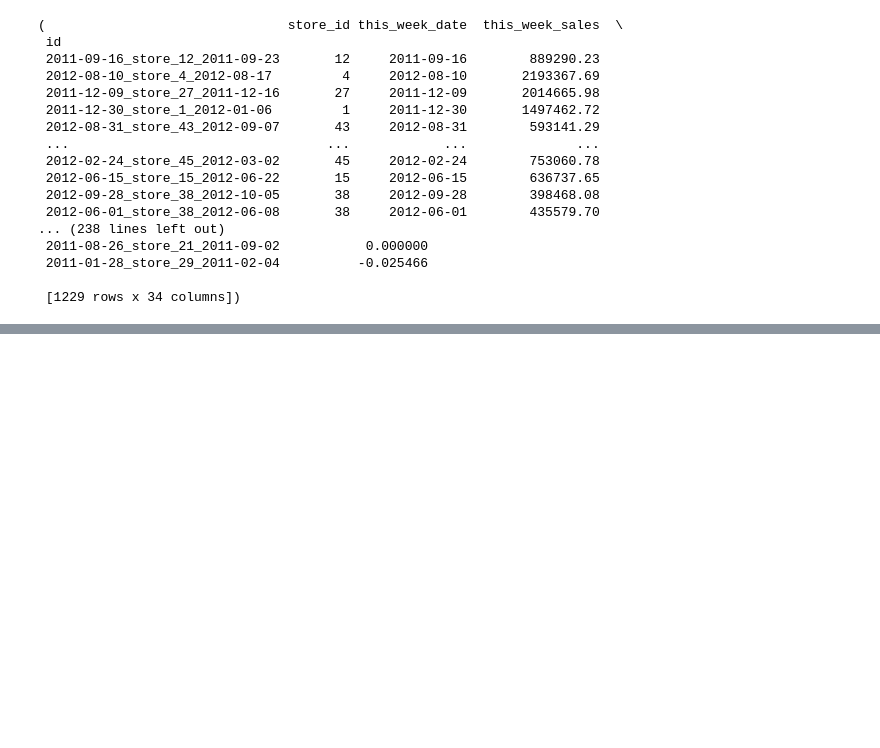
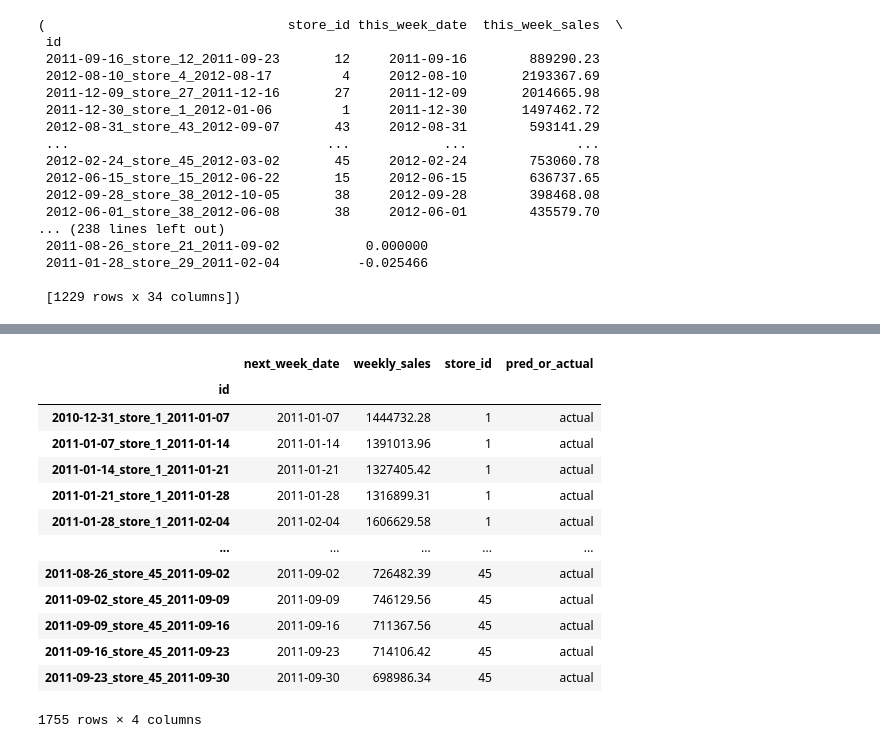
Before and after one commit to Attention-Walmart-Shoppers/capstone, a Jupyter notebook: Heather Initial Notebook.ipynb, the cells around one changed output, grey strips where cells are left out. Saved outputs shown, nothing was run; the diff lists cells and outputs as text; code cells hidden in the pictures; blank space fills up the shorter version.

```diff
--- a/Heather Initial Notebook.ipynb
+++ b/Heather Initial Notebook.ipynb
@@ -867,0 +919,11 @@ test -> (1229, 34)
+# %%
+# create dataframe with dates.
+# actual or pred column
+# Predictions for next dates all in feb 11 - oct 11 then predict dec 11
+#y_train_df['last_year_baseline'] = train['next_week_1_year_ago']
+
+
+# columns = date | atual_or_prediction | sales_number
+
+# filter for 2011
+df2011 = df[df.next_week_date.dt.year == 2011]
@@ -867,0 +947,34 @@ test -> (1229, 34)
+# %%
+# get date, actuals, and predictions
+dffull = df2011[['next_week_date', 'next_week_sales_target', 'next_week_1_year_ago', 'store_id']]
+# %%
+# first half of the year
+dffirst = dffull[df.next_week_date.dt.month < 10]
+
+# drop predictions
+
+dffirst = dffirst.drop(columns = 'next_week_1_year_ago')
+
+# rename sales column
+dffirst = dffirst.rename(columns = {'next_week_sales_target': 'weekly_sales'})
+
+#add new column with the flag actual
+
+dffirst['pred_or_actual'] = 'actual'
+# %%
+dffirst
+# %% [output]
+|  | next_week_date | weekly_sales | store_id | pred_or_actual |
+| id |  |  |  |  |
+| 2010-12-31_store_1_2011-01-07 | 2011-01-07 | 1444732.28 | 1 | actual |
+| 2011-01-07_store_1_2011-01-14 | 2011-01-14 | 1391013.96 | 1 | actual |
+| 2011-01-14_store_1_2011-01-21 | 2011-01-21 | 1327405.42 | 1 | actual |
+| 2011-01-21_store_1_2011-01-28 | 2011-01-28 | 1316899.31 | 1 | actual |
+| 2011-01-28_store_1_2011-02-04 | 2011-02-04 | 1606629.58 | 1 | actual |
+| ... | ... | ... | ... | ... |
+| 2011-08-26_store_45_2011-09-02 | 2011-09-02 | 726482.39 | 45 | actual |
+| 2011-09-02_store_45_2011-09-09 | 2011-09-09 | 746129.56 | 45 | actual |
+| 2011-09-09_store_45_2011-09-16 | 2011-09-16 | 711367.56 | 45 | actual |
+| 2011-09-16_store_45_2011-09-23 | 2011-09-23 | 714106.42 | 45 | actual |
+| 2011-09-23_store_45_2011-09-30 | 2011-09-30 | 698986.34 | 45 | actual |
+1755 rows × 4 columns
```
Also changed, not shown: parts of 9 cells of this notebook.
